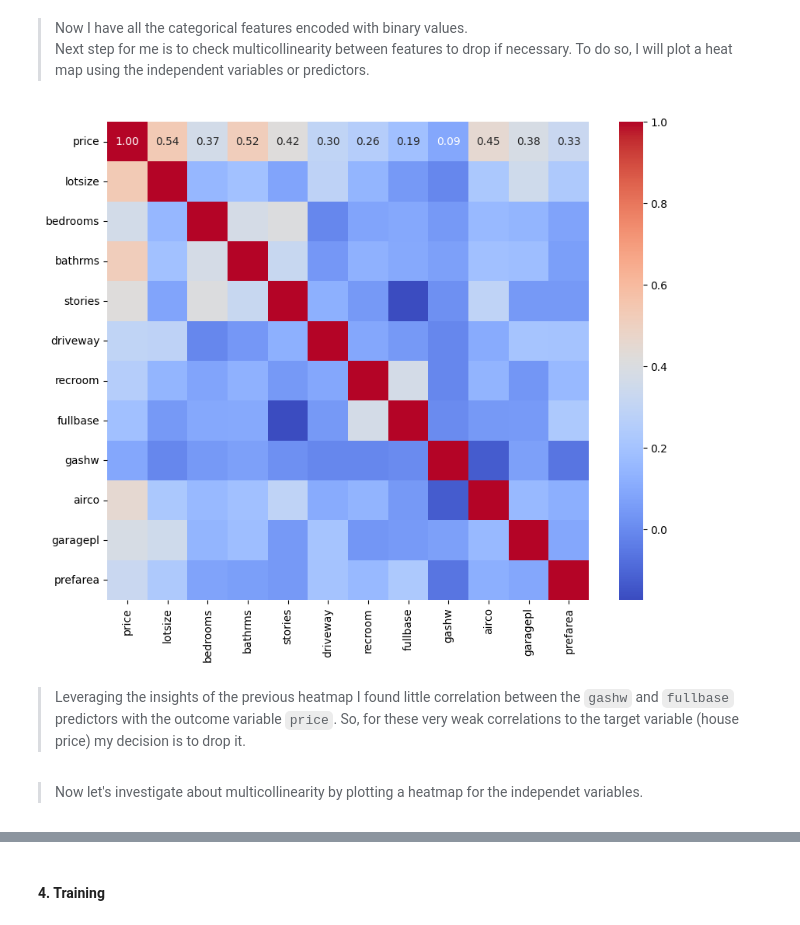
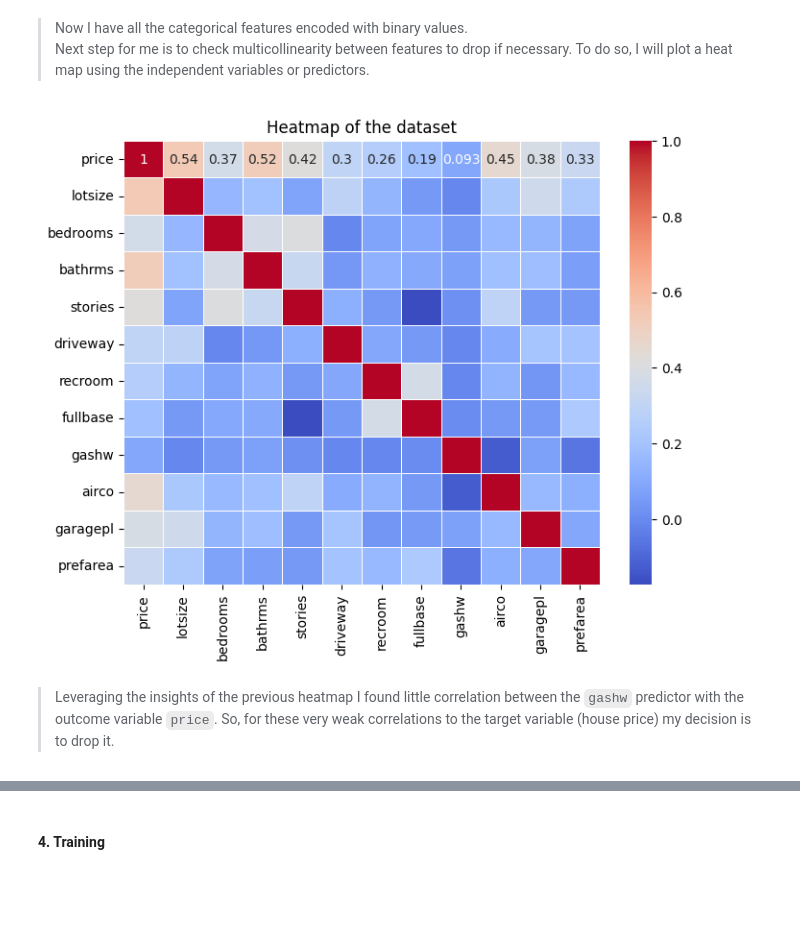
Before and after one commit to CarlosMEbratt/House-price-prediction-using-machine-learning, a Jupyter notebook: main.ipynb, the cells around one changed output, grey strips where cells are left out. Cells and saved outputs as stored; diff of their text form; code cells hidden in the pictures; blank space fills up the shorter version.

```diff
--- a/main.ipynb
+++ b/main.ipynb
@@ -237,13 +227,15 @@ df.head()
 > Now I have all the categorical features encoded with binary values.
 Next step for me is to check multicollinearity between features to drop if necessary. To do so, I will plot a heat map using the independent variables or predictors.
 # %%
-# Heatmap of the correlation matrix
-plt.figure(figsize=(10, 8))
-sns.heatmap(df.corr(), annot=True, fmt='.2f', cmap='coolwarm')
+# Heatmap of the dataset
+
+plt.figure(figsize=(8, 6))
+sns.heatmap(df.corr(), annot=True, cmap='coolwarm', linewidth=.5)
+plt.title('Heatmap of the dataset')
 plt.show()
 # %% [output]
-[figure, old version]
+[figure, new version]
 # %% [markdown]
-> Leveraging the insights of the previous heatmap I found little correlation between the `gashw` and `fullbase` predictors with the outcome variable `price`. So, for these very weak correlations to the target variable (house price) my decision is to drop it.
+> Leveraging the insights of the previous heatmap I found little correlation between the `gashw` predictor with the outcome variable `price`. So, for these very weak correlations to the target variable (house price) my decision is to drop it.
 # %%
 # Droping the two week variables
@@ -251,2 +242,0 @@ df = df.drop(['gashw', 'fullbase'], axis=1)
-# %% [markdown]
-> Now let's investigate about multicollinearity by plotting a heatmap for the independet variables.
```
Also changed, not shown: parts of 20 cells of this notebook.
